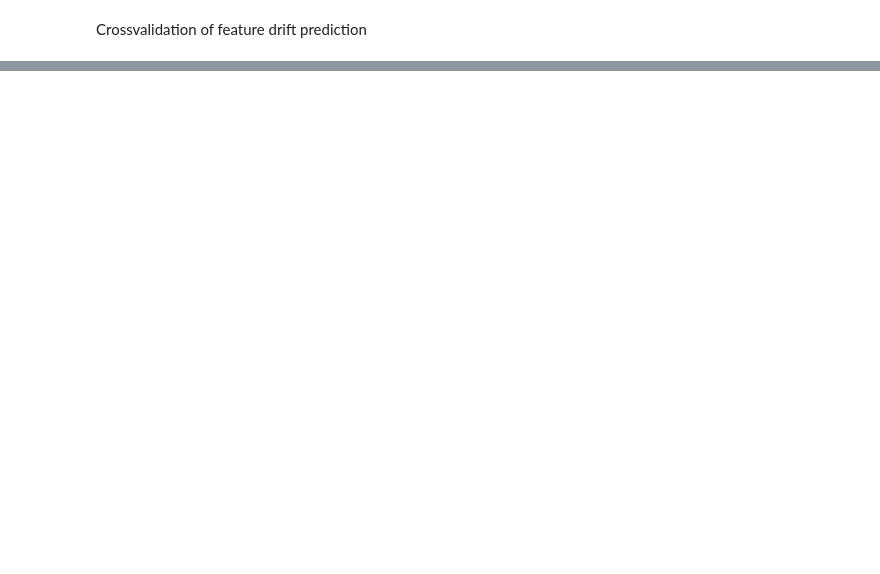
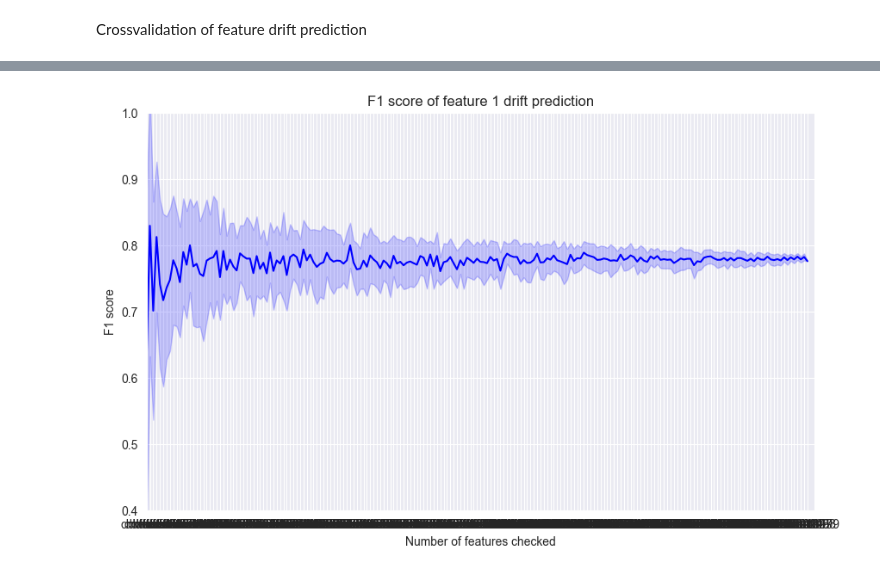
Before and after one commit to marcell-nemeth/dde, a Jupyter notebook: notebooks/drift_score_correlation_insect.ipynb, the cells around one changed output, grey strips where cells are left out. Cells and saved outputs as stored; diff of their text form; code cells hidden in the pictures; blank space fills up the shorter version.

```diff
--- a/notebooks/drift_score_correlation_insect.ipynb
+++ b/notebooks/drift_score_correlation_insect.ipynb
@@ -608,0 +670,13 @@ cross_metrics
+# %%
+# plot mean with std on shaded area
+fig, ax = plt.subplots(figsize=(10, 6))
+ax.plot(measurement_agg['f1_avg'], color='blue')
+ax.fill_between(measurement_agg.index, measurement_agg['f1_avg'] - measurement_agg['f1_std'], measurement_agg['f1_avg'] + measurement_agg['f1_std'], color='blue', alpha=0.2)
+ax.set_xlabel('Number of features checked')
+ax.set_ylabel('F1 score')
+ax.set_title('F1 score of feature 1 drift prediction')
+ax.set_ylim(0.4, 1)
+ax.set_xlim(0, 200)
+plt.show()
+# %% [output]
+[figure, added]
```
Also changed, not shown: parts of 41 cells of this notebook, 2 other files.
